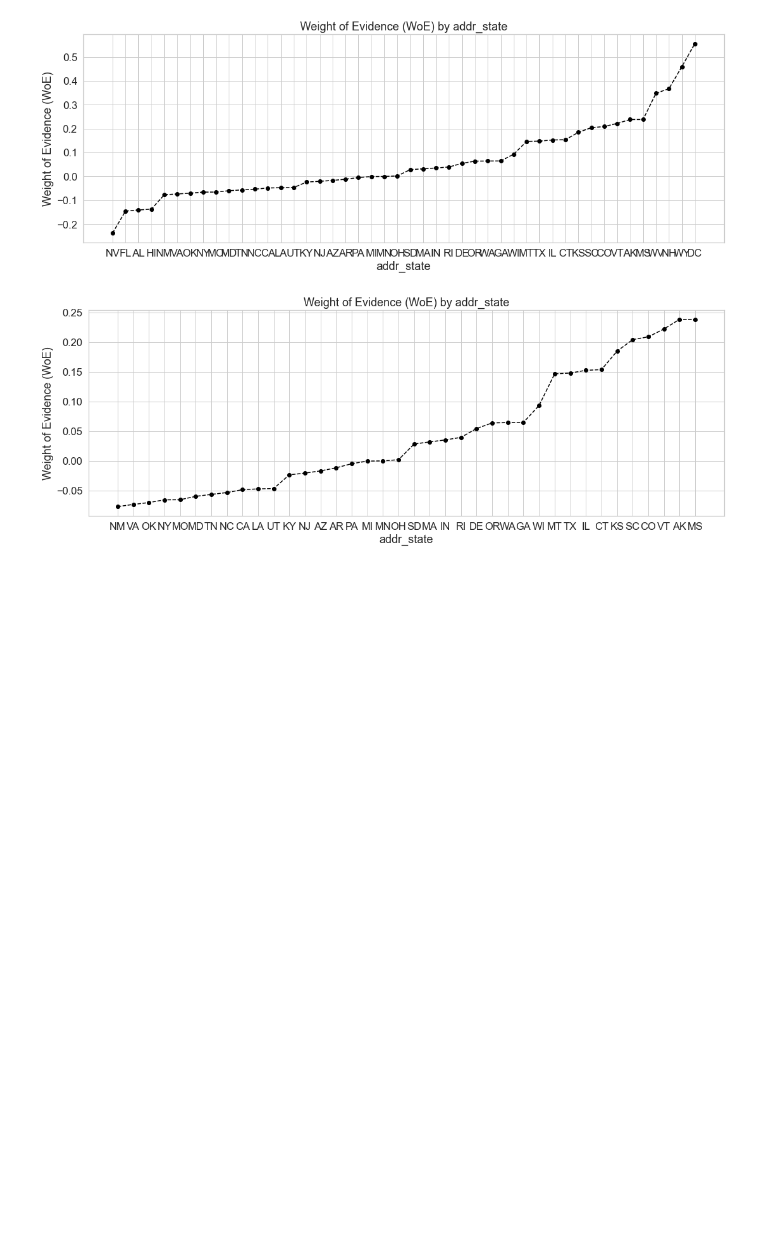
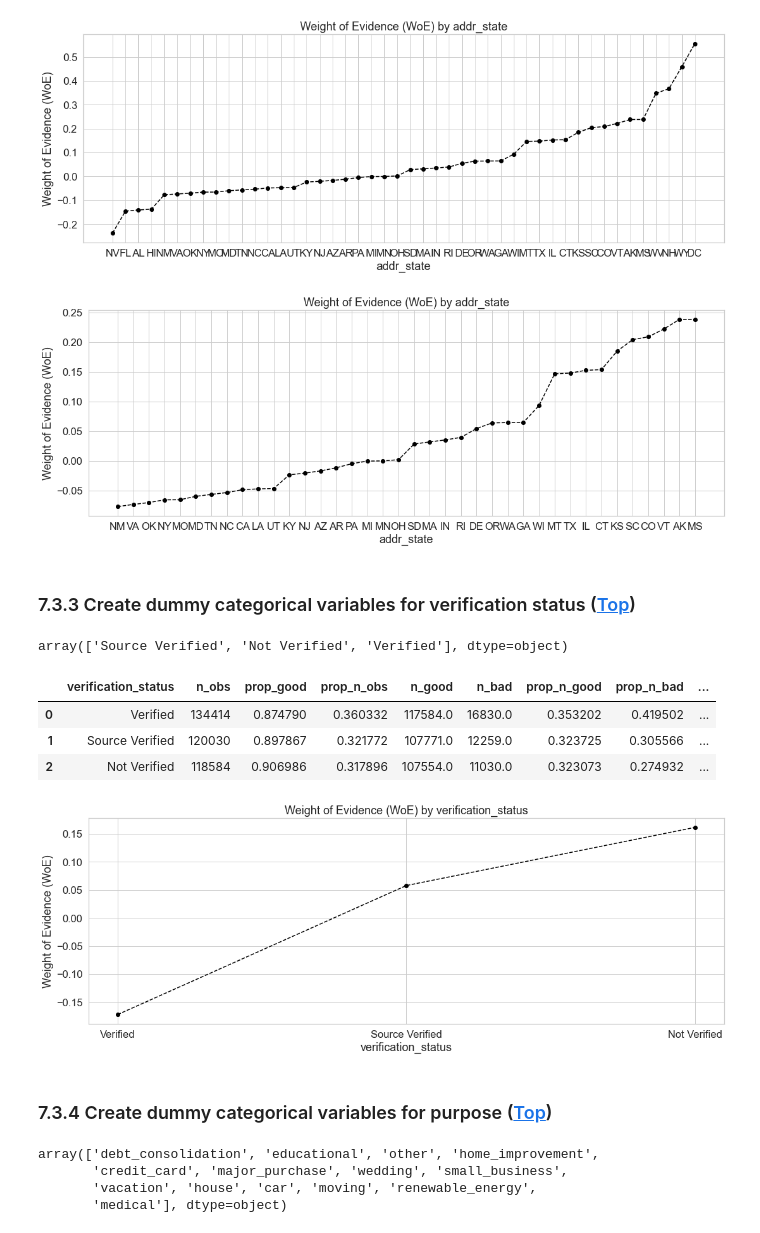
Before and after one commit to ai-portfolio/credit_risk_modeling, a Jupyter notebook: lib/notebooks/1.0_credit_risk_modeling_eda_ng.ipynb, the cells around one changed output. Saved outputs shown, nothing was run; the diff lists cells and outputs as text; code cells hidden in the pictures; blank space fills up the shorter version.

```diff
--- a/lib/notebooks/1.0_credit_risk_modeling_eda_ng.ipynb
+++ b/lib/notebooks/1.0_credit_risk_modeling_eda_ng.ipynb
@@ -339,3 +346,6 @@ df['earliest_cr_line_date']
 100361   2003-02-01
 100362   2000-02-01
 Name: earliest_cr_line_date, Length: 466285, dtype: datetime64[ns]
+# %%
+# Fix date conversion for years earlier than 1969
+df['earliest_cr_line_date'] = np.where(df['earliest_cr_line_date'].dt.year > now.year, df['earliest_cr_line_date'] - pd.offsets.DateOffset(years=100), df['earliest_cr_line_date'])
@@ -465,6 +492,9 @@ Name: issue_d, Length: 466285, dtype: object
 # Assume we are now in October 2020
 df['issue_d_date'] = pd.to_datetime(df['issue_d'], format = '%b-%y')
 # Extracts the date and the time from a string variable that is in a given format
+
+# Fix for dates earlier than 1969
+df['issue_d_date'] = np.where(df['issue_d_date'].dt.year > now.year, df['issue_d_date'] - pd.offsets.DateOffset(years=100), df['issue_d_date'])
 
 df['mths_since_issue_d'] = round(pd.to_numeric((now - df['issue_d_date']) / np.timedelta64(1, 'M')))
 # We calculate the difference between two dates in months, turn it to numeric datatype and round it
@@ -932,7 +978,7 @@ plot_by_woe(df_temp)
 if ['addr_state: ND'] in df_inputs_preproc.columns.values:
     pass
 else:
-    df_inputs_preproc['addr_state'] = 0
+    df_inputs_preproc['addr_state: ND'] = 0
 # %%
 # Lowest and highest weight of evidence states have very few observations so it makes
 # no sense to keep them as separate categories
@@ -1027,3 +1073,35 @@ df_inputs_preproc['addr_state: WV_NH_WY_DC_ME_ID'] = sum([df_inputs_preproc['add
                                                           df_inputs_preproc['addr_state: DC'],
                                                           df_inputs_preproc['addr_state: ME'],
                                                           df_inputs_preproc['addr_state: ID']])
+# %% [markdown]
+### 7.3.3 Create dummy categorical variables for verification status ([Top](#0.0))<a class="anchor" id="7.3.3"></a>
+# %%
+# Identify unique values for verification status variable
+df_inputs_preproc['verification_status'].unique()
+# %% [output]
+array(['Source Verified', 'Not Verified', 'Verified'], dtype=object)
+# %%
+# Calculate weight of evidence of verification status values
+df_temp = woe_discrete(df_inputs_preproc, 'verification_status', df_targets_preproc)
+# %%
+df_temp
+# %% [output]
+|  | verification_status | n_obs | prop_good | prop_n_obs | n_good | n_bad | prop_n_good | prop_n_bad | ... |
+| 0 | Verified | 134414 | 0.874790 | 0.360332 | 117584.0 | 16830.0 | 0.353202 | 0.419502 | ... |
+| 1 | Source Verified | 120030 | 0.897867 | 0.321772 | 107771.0 | 12259.0 | 0.323725 | 0.305566 | ... |
+| 2 | Not Verified | 118584 | 0.906986 | 0.317896 | 107554.0 | 11030.0 | 0.323073 | 0.274932 | ... |
+# %%
+# Visualize the weight of evidence of verification status
+plot_by_woe(df_temp)
+# %% [output]
+[figure, added]
+# %% [markdown]
+### 7.3.4 Create dummy categorical variables for purpose ([Top](#0.0))<a class="anchor" id="7.3.4"></a>
+# %%
+# Identify unique values for verification status variable
+df_inputs_preproc['purpose'].unique()
+# %% [output]
+array(['debt_consolidation', 'educational', 'other', 'home_improvement',
+       'credit_card', 'major_purchase', 'wedding', 'small_business',
+       'vacation', 'house', 'car', 'moving', 'renewable_energy',
+       'medical'], dtype=object)
```
Also changed, not shown: parts of 24 cells of this notebook.
